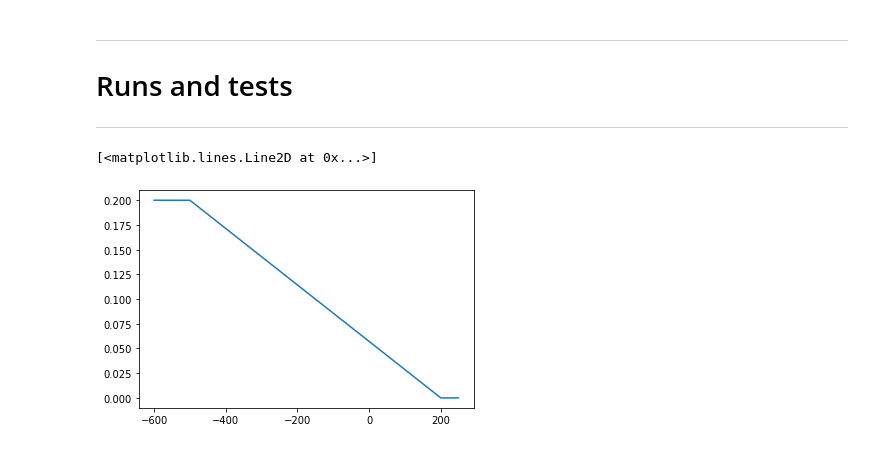
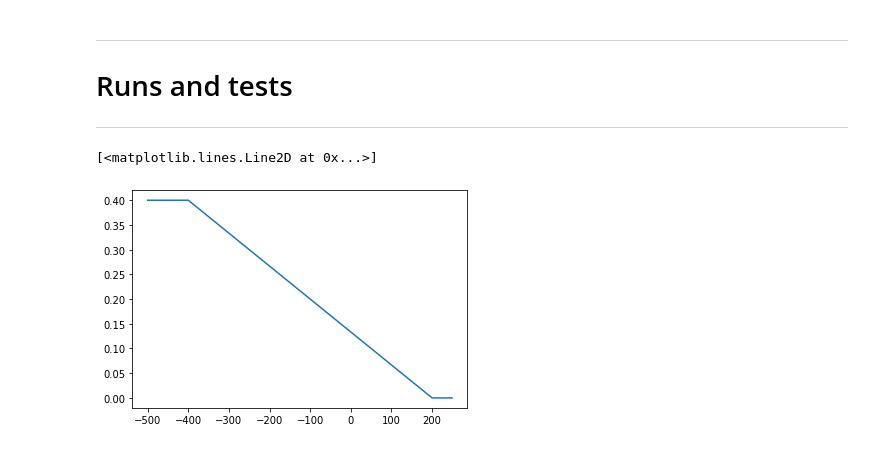
Before and after one commit to mnbvmnbv2/Lunar-Lander, a Jupyter notebook: Lunar.ipynb, the cells around one changed output. Cells and saved outputs as stored; diff of their text form; code cells hidden in the pictures.

```diff
--- a/Lunar.ipynb
+++ b/Lunar.ipynb
@@ -569,9 +541,9 @@ def random(total_episodes=10, render=False, environment="LunarLander-v2", contin
 # Runs and tests
 ---
 # %%
-xax = [x for x in range(-600,250)]
+xax = [x for x in range(-500,250)]
 # %%
 def decreasing_std(x, episode):
-    return max(0, min(0.2, 0.2 - (x+500)*(0.2/700)))
+    return max(0, min(0.4, 0.4 - (x+400)*(0.4/600)))
 # %%
 def decreasing_alr(x, episode):
@@ -588,5 +557,5 @@ def decreasing_eps(x, episode):
 # %%
-plt.plot(xax,[decreasing_std(x,1) for x in range(-600,250)])
+plt.plot(xax,[decreasing_std(x,1) for x in range(-500,250)])
 # %% [output]
 [<matplotlib.lines.Line2D at 0x...>]
-[figure, old version]
+[figure, new version]
```
Also changed, not shown: parts of 16 cells of this notebook.
